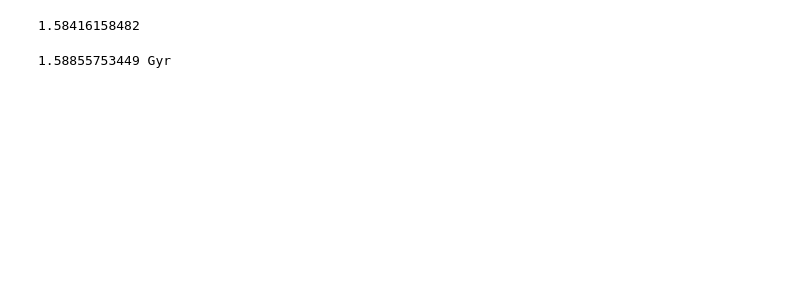
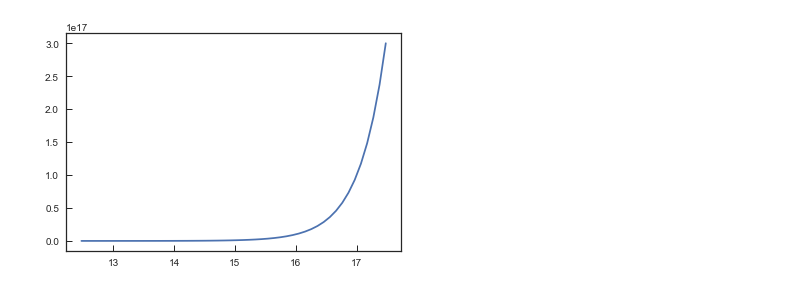
Before and after one commit to Vince-ec/Quiescent_analysis, a Jupyter notebook: scripts/test.ipynb, the cells around one changed output. Saved outputs shown, nothing was run; the diff lists cells and outputs as text; code cells hidden in the pictures; blank space fills up the shorter version.

```diff
--- a/scripts/test.ipynb
+++ b/scripts/test.ipynb
@@ -67,11 +19,14 @@ uhmed,uhler,uhher=Median_w_Error_cont(Puh,age)
-# %%
-AGE = Oldest_galaxy(np.median(lzDB['hi_res_specz'])) - lmed + Oldest_galaxy(np.median(mzDB['hi_res_specz'])) - mmed +\
-      Oldest_galaxy(np.median(hzDB['hi_res_specz'])) - hmed + Oldest_galaxy(np.median(uhzDB['hi_res_specz'])) - uhmed
-
-print AGE/4.
-# %% [output]
-1.58416158482
-# %%
-print  Oldest_galaxy(0) * u.Gyr -Planck13.lookback_time(3.9)
-# %% [output]
-1.58855753449 Gyr
+# %%
+lam = np.logspace(1, 6)
+# %%
+nu = 3E18/lam
+# %%
+lognu = np.log10(nu)
+# %%
+%matplotlib inline
+
+plt.plot(lognu,nu)
+plt.show()
+plt.close()
+# %% [output]
+[figure, added]
```
Also changed, not shown: parts of 4 cells of this notebook, 3 other files.
